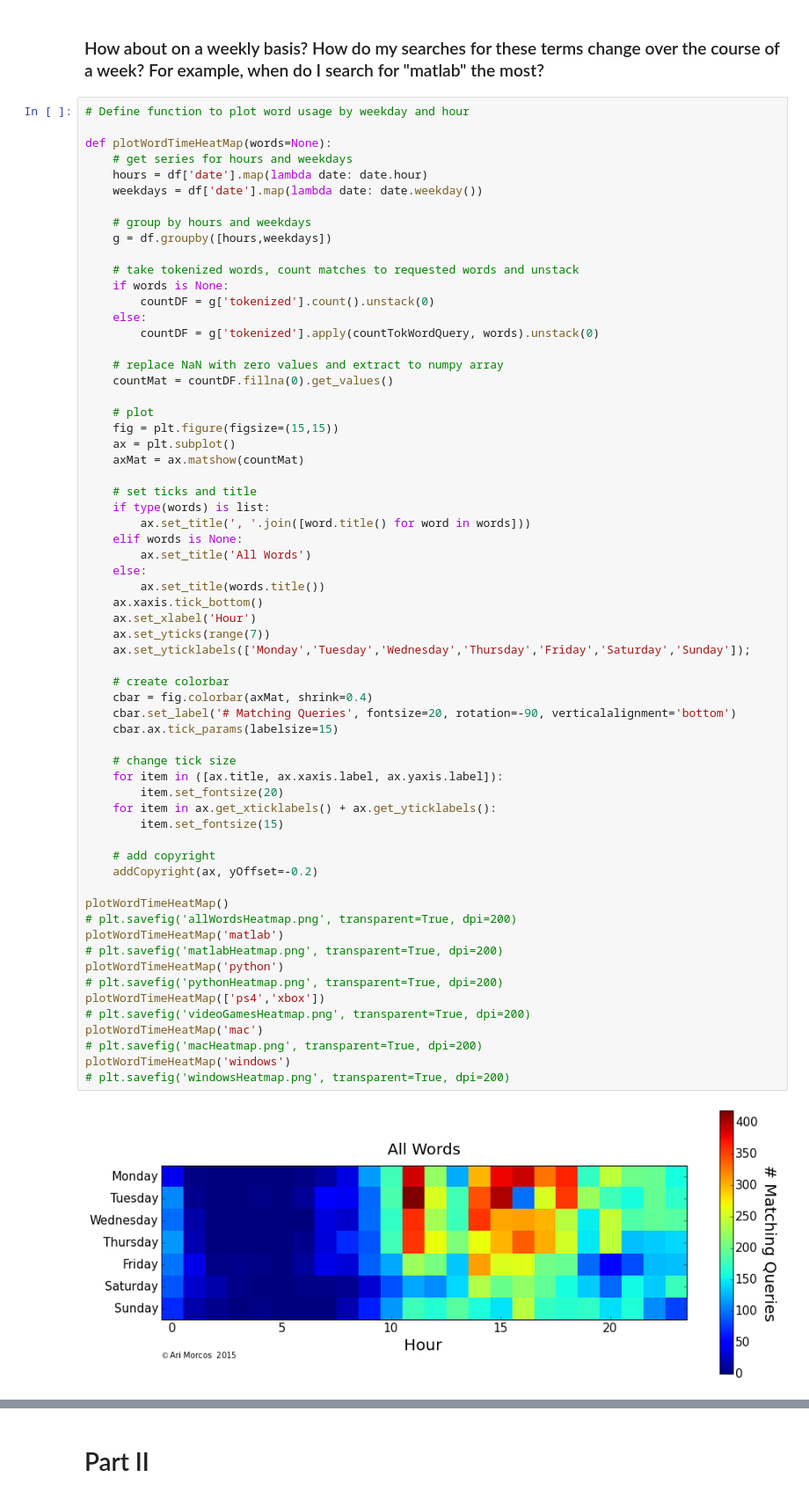
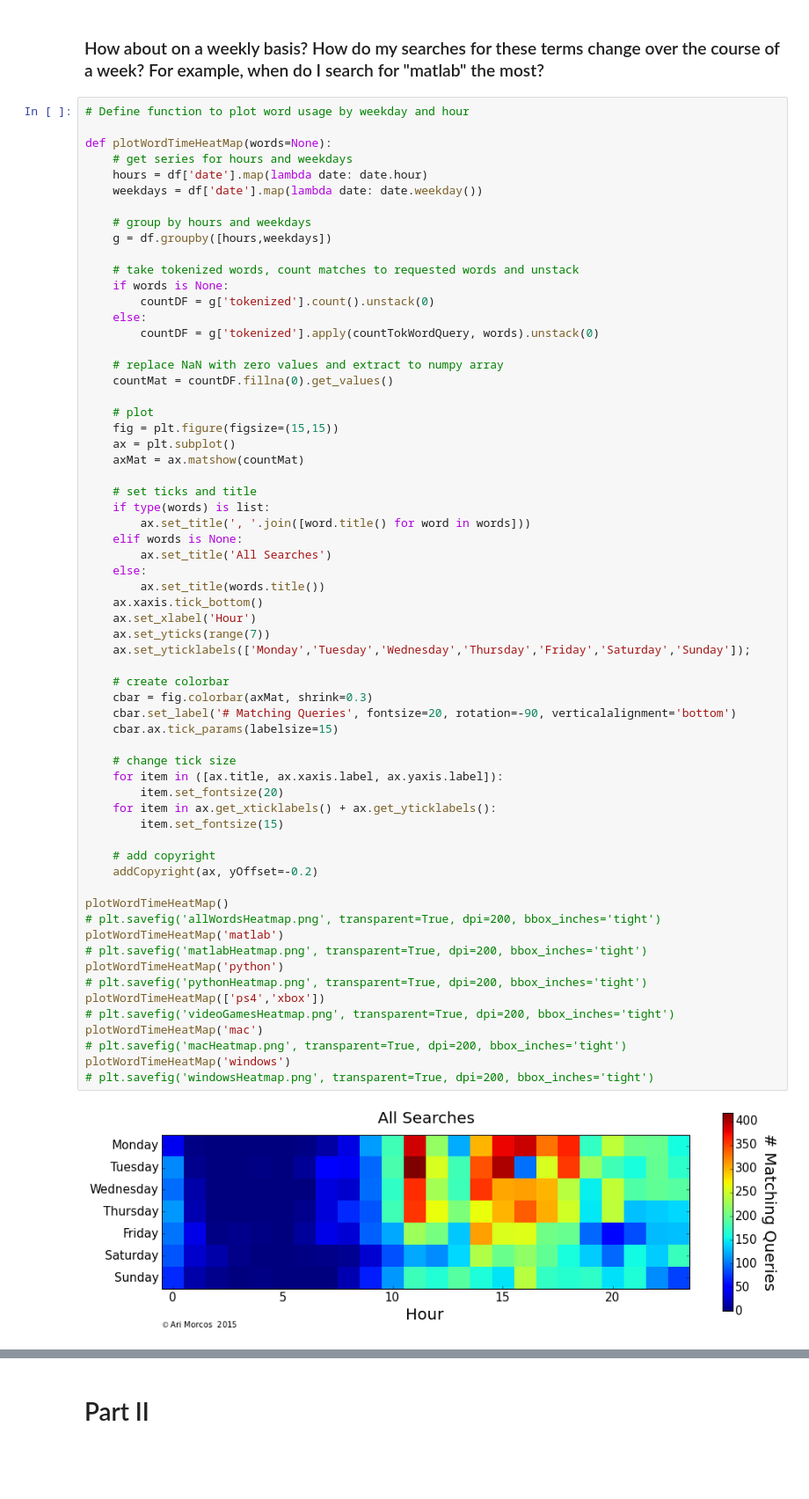
Before and after one commit to arimorcos/blog_analyses, a Jupyter notebook: Google Searches/Mining google searches.ipynb, the cells around one changed output, grey strips where cells are left out. Shown at 88% size. Drawn from its saved outputs; the diff is of its cells as text; blank space fills up the shorter version.

Commit message:
Miscellaneous changes to python notebook

```diff
--- a/Google Searches/Mining google searches.ipynb
+++ b/Google Searches/Mining google searches.ipynb
@@ -258,39 +256,39 @@ def plotWordTimeHeatMap(words=None):
     if type(words) is list:
         ax.set_title(', '.join([word.title() for word in words]))
     elif words is None:
-        ax.set_title('All Words')
+        ax.set_title('All Searches')
     else:
         ax.set_title(words.title())
     ax.xaxis.tick_bottom()
     ax.set_xlabel('Hour')
     ax.set_yticks(range(7))
     ax.set_yticklabels(['Monday','Tuesday','Wednesday','Thursday','Friday','Saturday','Sunday']);
 
     # create colorbar
-    cbar = fig.colorbar(axMat, shrink=0.4)
+    cbar = fig.colorbar(axMat, shrink=0.3)
     cbar.set_label('# Matching Queries', fontsize=20, rotation=-90, verticalalignment='bottom')
     cbar.ax.tick_params(labelsize=15)
 
     # change tick size
     for item in ([ax.title, ax.xaxis.label, ax.yaxis.label]):
         item.set_fontsize(20)
     for item in ax.get_xticklabels() + ax.get_yticklabels():
         item.set_fontsize(15)
 
     # add copyright
     addCopyright(ax, yOffset=-0.2)
 
 plotWordTimeHeatMap()
-# plt.savefig('allWordsHeatmap.png', transparent=True, dpi=200)
+# plt.savefig('allWordsHeatmap.png', transparent=True, dpi=200, bbox_inches='tight')
 plotWordTimeHeatMap('matlab')
-# plt.savefig('matlabHeatmap.png', transparent=True, dpi=200)
+# plt.savefig('matlabHeatmap.png', transparent=True, dpi=200, bbox_inches='tight')
 plotWordTimeHeatMap('python')
-# plt.savefig('pythonHeatmap.png', transparent=True, dpi=200)
+# plt.savefig('pythonHeatmap.png', transparent=True, dpi=200, bbox_inches='tight')
 plotWordTimeHeatMap(['ps4','xbox'])
-# plt.savefig('videoGamesHeatmap.png', transparent=True, dpi=200)
+# plt.savefig('videoGamesHeatmap.png', transparent=True, dpi=200, bbox_inches='tight')
 plotWordTimeHeatMap('mac')
-# plt.savefig('macHeatmap.png', transparent=True, dpi=200)
+# plt.savefig('macHeatmap.png', transparent=True, dpi=200, bbox_inches='tight')
 plotWordTimeHeatMap('windows')
-# plt.savefig('windowsHeatmap.png', transparent=True, dpi=200)
+# plt.savefig('windowsHeatmap.png', transparent=True, dpi=200, bbox_inches='tight')
 # %% [output]
-[figure, old version]
+[figure, new version]
```
Also changed, not shown: parts of 5 cells of this notebook.
